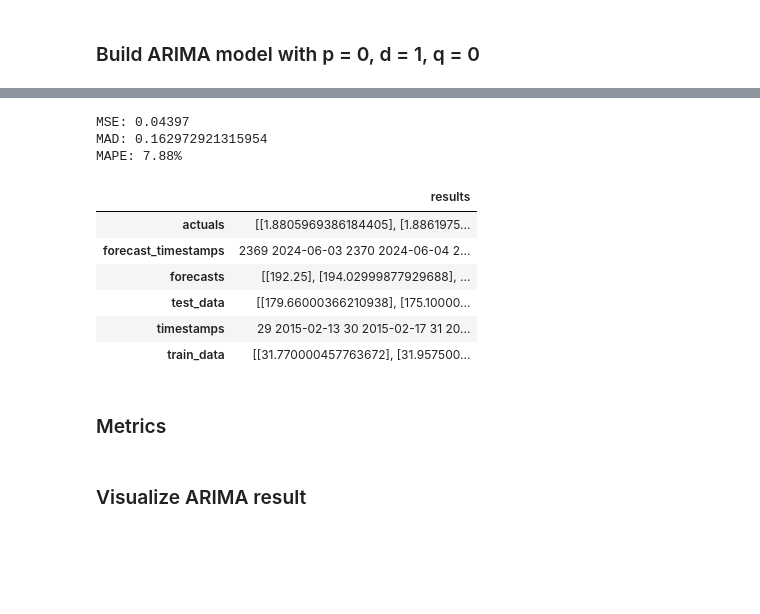
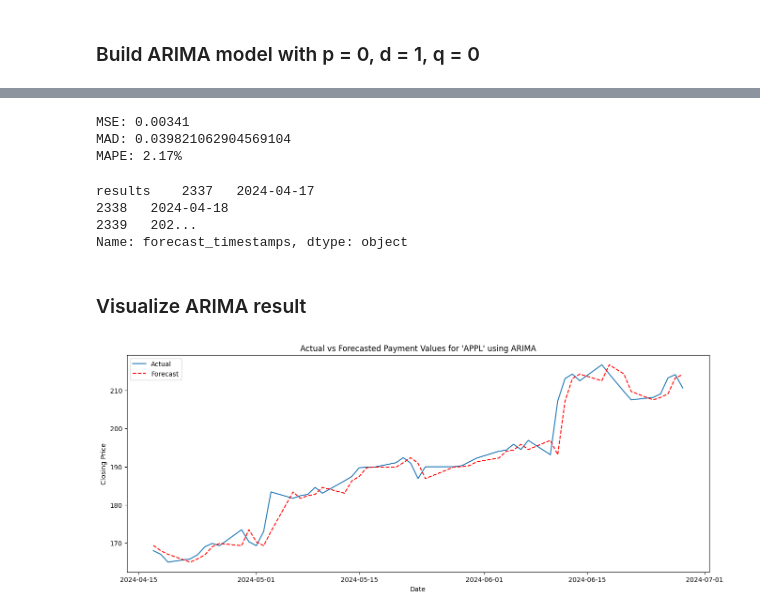
Before and after one commit to songthao1610/FinPortOpt, a Jupyter notebook: stock_model.ipynb, the cells around one changed output, grey strips where cells are left out. Drawn from its saved outputs; the diff is of its cells as text; code cells hidden in the pictures; blank space fills up the shorter version.

Commit message:
add arima model

```diff
--- a/stock_model.ipynb
+++ b/stock_model.ipynb
@@ -388,24 +412,15 @@ def get_arima_forecasts(df, formatted_date, target_col,
 
     return pd.DataFrame(predictions)
 # %%
-get_arima_forecasts(
+result_df = get_arima_forecasts(
 	full_data,
 	"Date",
 	"Close",
 	min_time,
 	"2024-03-01",
-	context_len=64,
+    context_len=32
 )
 # %% [output]
-MSE: 0.04397
-MAD: 0.162972921315954
-MAPE: 7.88%
+MSE: 0.00341
+MAD: 0.039821062904569104
+MAPE: 2.17%
-|  | results |
-| actuals | [[1.8805969386184405], [1.8861975... |
-| forecast_timestamps | 2369 2024-06-03 2370 2024-06-04 2... |
-| forecasts | [[192.25], [194.02999877929688], ... |
-| test_data | [[179.66000366210938], [175.10000... |
-| timestamps | 29 2015-02-13 30 2015-02-17 31 20... |
-| train_data | [[31.770000457763672], [31.957500... |
-# %% [markdown]
-### Metrics
@@ -414,2 +427,9 @@ MAPE: 7.88%
+# %%
+result_df.T["forecast_timestamps"]
+# %% [output]
+results    2337   2024-04-17
+2338   2024-04-18
+2339   202...
+Name: forecast_timestamps, dtype: object
 # %% [markdown]
 ### Visualize ARIMA result
@@ -415,0 +483,4 @@ MAPE: 7.88%
+# %%
+plot_arima_forecasts(result_df)
+# %% [output]
+[figure, added]
```
Also changed, not shown: parts of 9 cells of this notebook.
